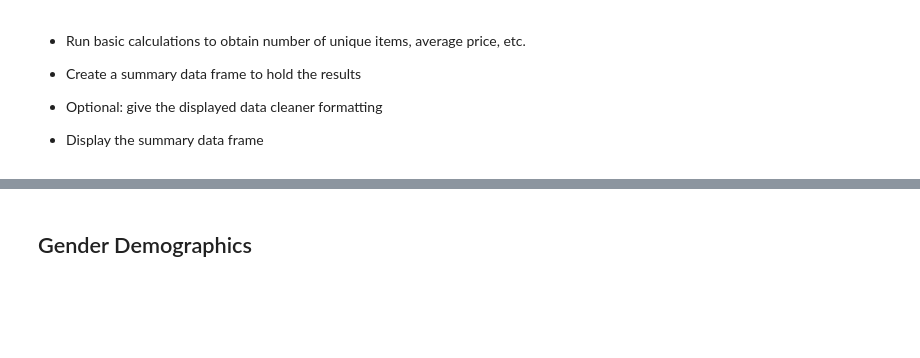
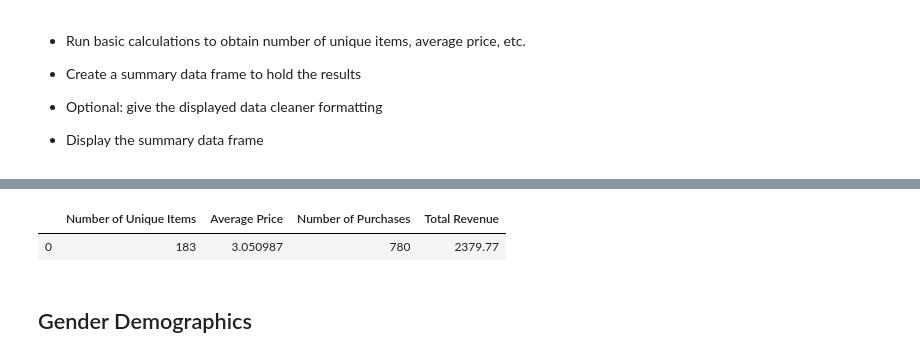
Before and after one commit to stewart-lacy/Pandas-Challange, a Jupyter notebook: HeroesOfPymoli_starter.ipynb, the cells around one changed output, grey strips where cells are left out. Cells and saved outputs as stored; diff of their text form; code cells hidden in the pictures; blank space fills up the shorter version.

```diff
--- a/HeroesOfPymoli_starter.ipynb
+++ b/HeroesOfPymoli_starter.ipynb
@@ -93,3 +53,17 @@ dtype: float64
+# %%
+unique_item = purchase_data["Item ID"].nunique()
+total_num_purchases = purchase_data["Purchase ID"].count()
+average_price= purchase_data["Price"].mean()
+total_rev = purchase_data["Price"].sum()
+unique_item,total_num_purchases, average_price, total_rev
+purchasing_analysis_tool = pd.DataFrame({"Number of Unique Items" : [unique_item],
+              "Average Price" : [average_price],
+              "Number of Purchases": [total_num_purchases],
+              "Total Revenue": [total_rev] })
+purchasing_analysis_tool
+# %% [output]
+|  | Number of Unique Items | Average Price | Number of Purchases | Total Revenue |
+| 0 | 183 | 3.050987 | 780 | 2379.77 |
 # %% [markdown]
 ## Gender Demographics
 # %% [markdown]
```
Also changed, not shown: parts of 13 cells of this notebook.
